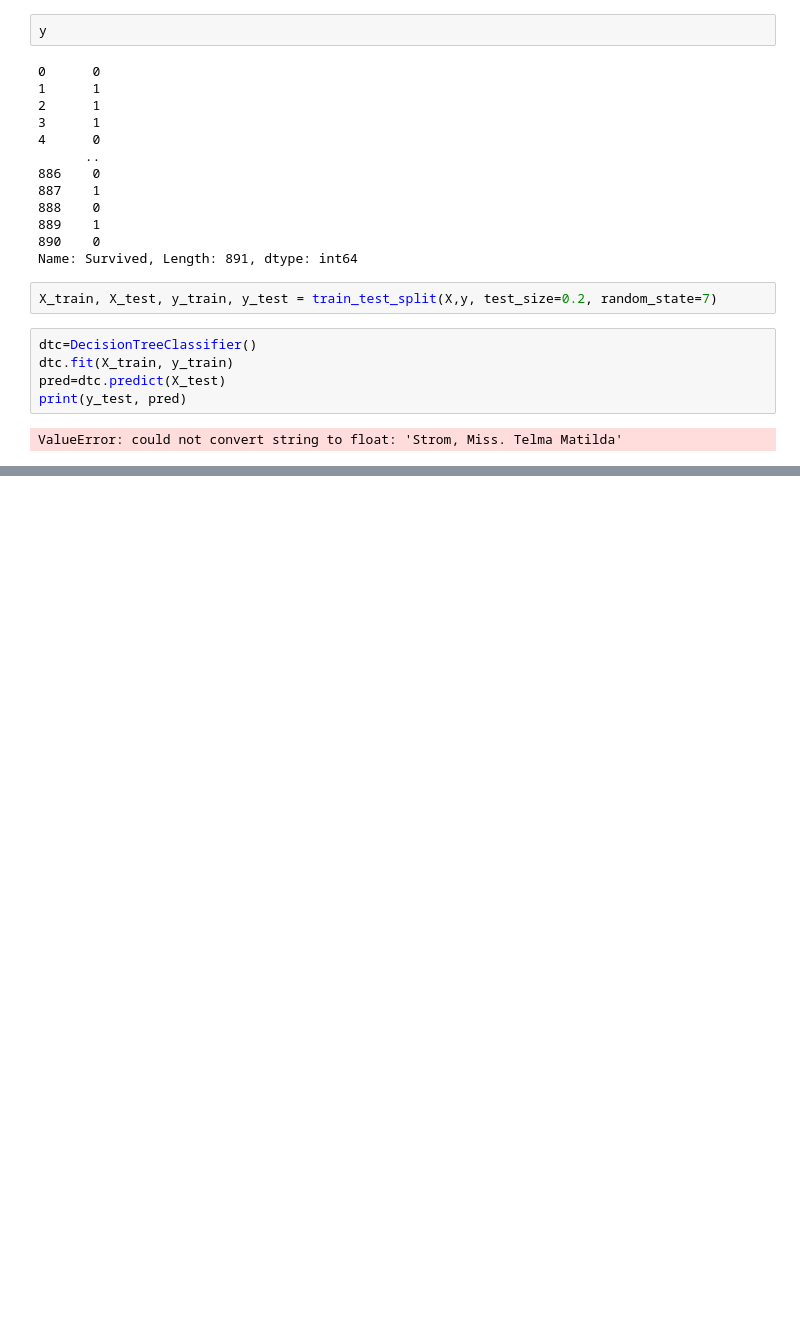
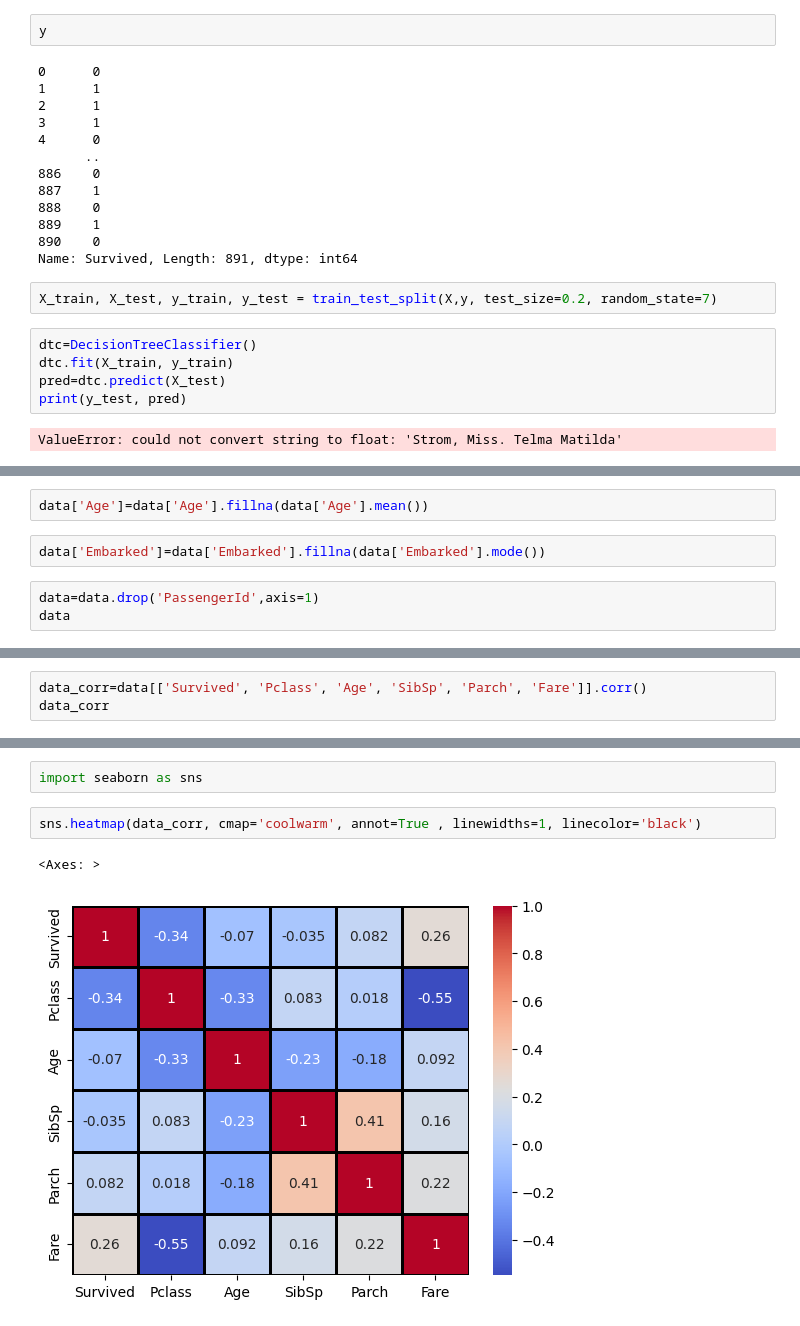
Before and after one commit to namolee/fintech_service, a Jupyter notebook: 06machine_learning/04데이터전처리연습-titanic데이터.ipynb, the cells around one changed output, grey strips where cells are left out. Cells and saved outputs as stored; diff of their text form; blank space fills up the shorter version.

Commit message:
data_preprocessing

```diff
--- a/06machine_learning/04데이터전처리연습-titanic데이터.ipynb
+++ b/06machine_learning/04데이터전처리연습-titanic데이터.ipynb
@@ -1122,0 +1482,7 @@ ValueError: could not convert string to float: 'Strom, Miss. Telma Matilda'
+# %%
+data['Age']=data['Age'].fillna(data['Age'].mean())
+# %%
+data['Embarked']=data['Embarked'].fillna(data['Embarked'].mode())
+# %%
+data=data.drop('PassengerId',axis=1)
+data
@@ -1122,0 +1509,3 @@ ValueError: could not convert string to float: 'Strom, Miss. Telma Matilda'
+# %%
+data_corr=data[['Survived', 'Pclass', 'Age', 'SibSp', 'Parch', 'Fare']].corr()
+data_corr
@@ -1122,0 +1542,7 @@ ValueError: could not convert string to float: 'Strom, Miss. Telma Matilda'
+# %%
+import seaborn as sns
+# %%
+sns.heatmap(data_corr, cmap='coolwarm', annot=True , linewidths=1, linecolor='black')
+# %% [output]
+<Axes: >
+[figure, added]
```
Also changed, not shown: parts of 117 cells of this notebook.
